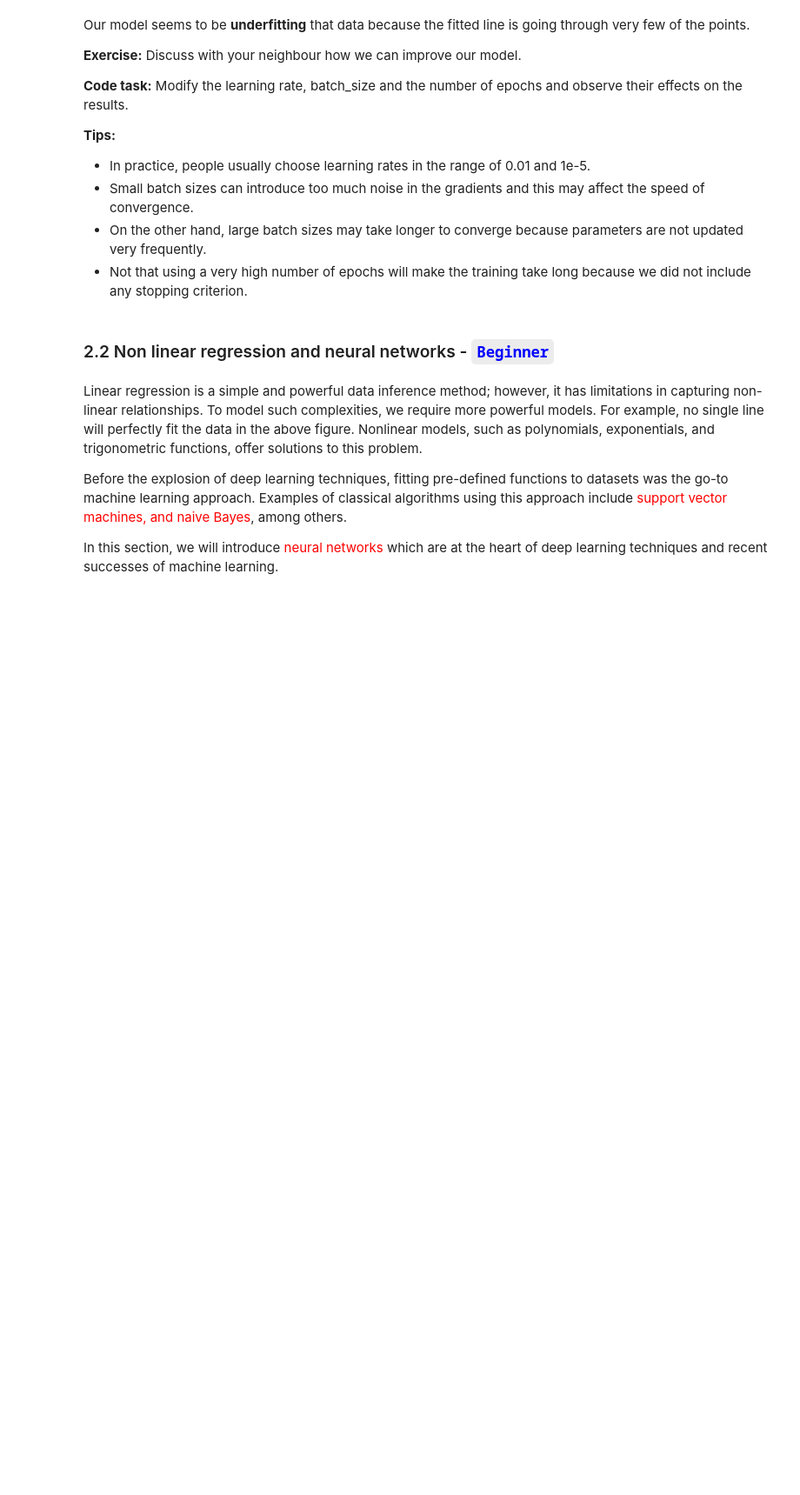
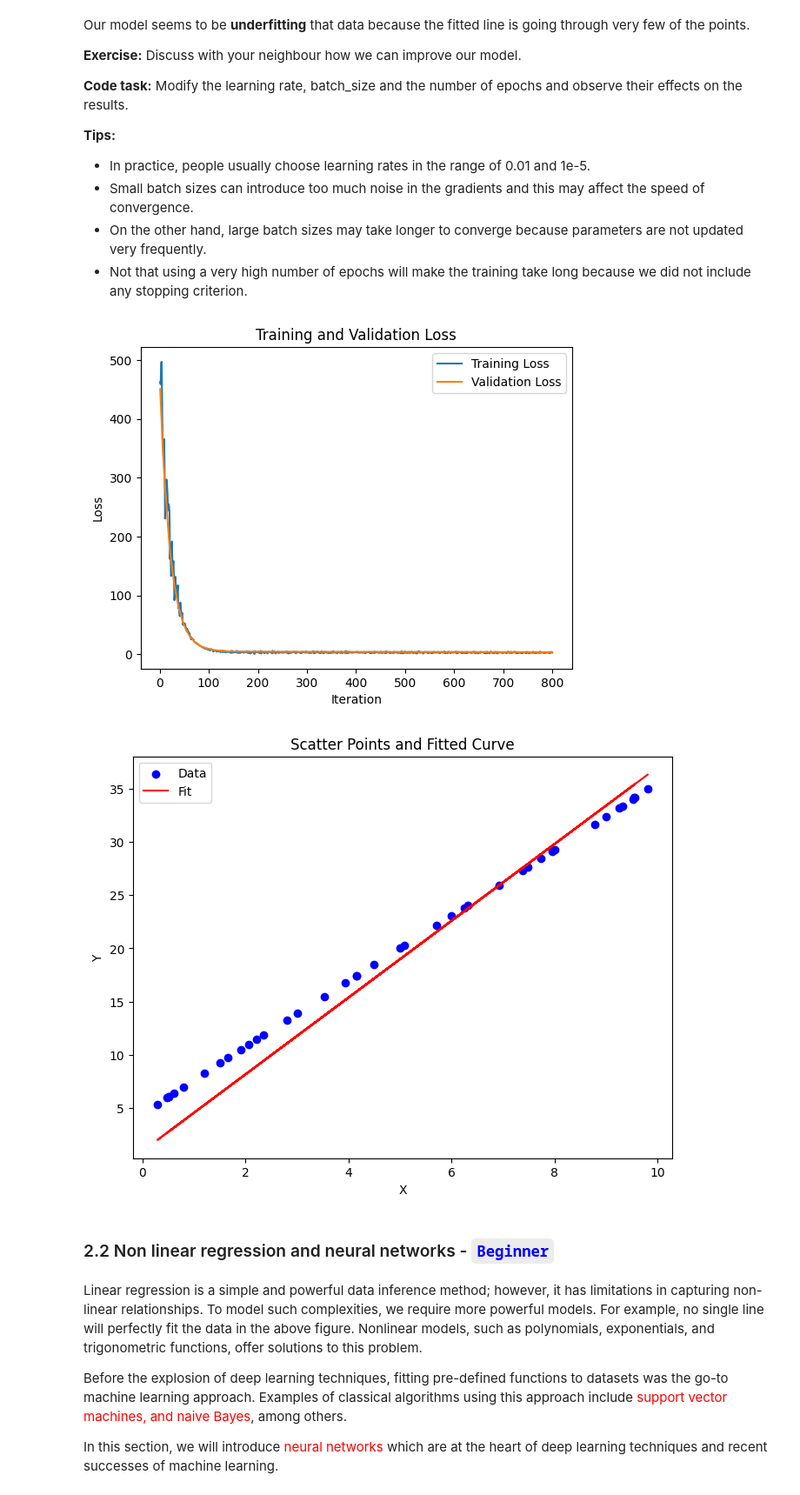
Before and after one commit to deep-learning-indaba/indaba-pracs-2023, a Jupyter notebook: practicals/Intro_ML_English_Prac.ipynb, the cells around one changed output. Shown: that part at 87% size. Cells and saved outputs as stored; diff of their text form; code cells hidden in the pictures; blank space fills up the shorter version.

```diff
--- a/practicals/Intro_ML_English_Prac.ipynb
+++ b/practicals/Intro_ML_English_Prac.ipynb
@@ -393,7 +397,7 @@ def loss_fn(params: Dict[str, jnp.array], X: jnp.array, y: jnp.array):
 
   pred = linear_model(params, X)
 
-  loss = jnp.mean((m-y)**2)
+  loss = jnp.mean((pred-y)**2)
 
   return loss
 # %% [markdown]
@@ -606,7 +619,7 @@ def create_dummy_data_linear_regression():
   X = jax.random.uniform(key, (num_samples, num_features), minval=0, maxval=10)
 
   # Generate y values based on a linear relationship with some noise
-  w = jnp.array([3.0])  # True coefficients for each feature
+  w = jnp.array([3.0]*num_features)  # True coefficients for each feature
   b = jnp.array([5.0])
 
   params = dict(w=w, b=b)
@@ -680,14 +696,17 @@ Our model seems to be **underfitting** that data because the fitted line is goin
 # %%
 # @title Your code here
 learning_rate = 3e-4 #@param {type:"slider", min:1e-5, max:1e-2, step:1e-4}
 batch_size = 20 #@param {type:"slider", min:1, max:5000, step:10}
 num_epochs = 100 #@param {type:"slider", min:2, max:500, step:20}
 
-params = batch_gradient_descent(loss_fn, initial_params, train_data, val_data, learning_rate=learning_rate, num_epochs=num_epochs, batch_size=bathc_size)
+params = batch_gradient_descent(loss_fn, initial_params, train_data, val_data, learning_rate=learning_rate, num_epochs=num_epochs, batch_size=batch_size)
 
 # plot the results on validation data
 Xval, yval = val_data
 plot_linear_fit(params, Xval, yval)
+# %% [output]
+[figure, added]
+[figure, added]
 # %% [markdown]
 ### 2.2 Non linear regression and neural networks  - <font color='blue'>`Beginner`</font>
 # %%
```
Also changed, not shown: parts of 10 cells of this notebook.
